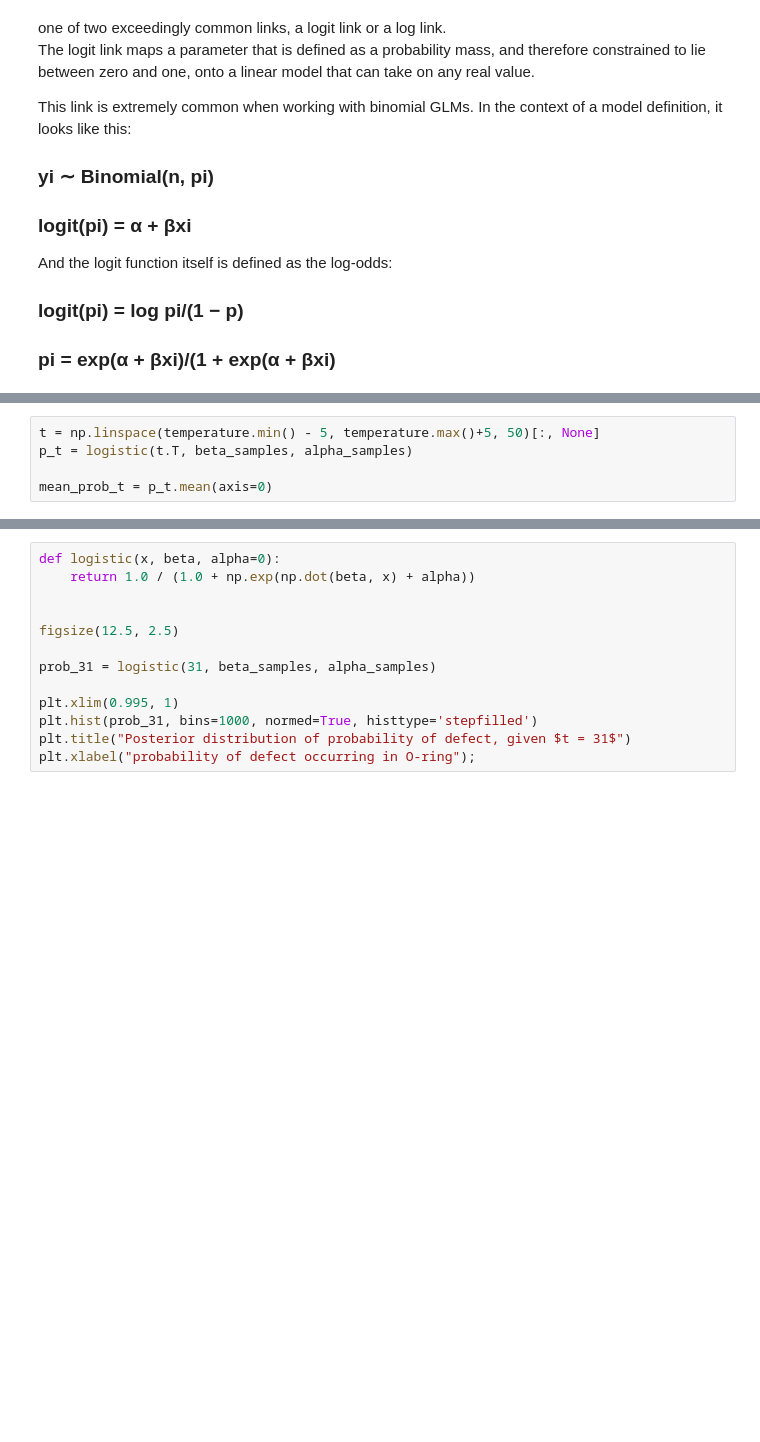
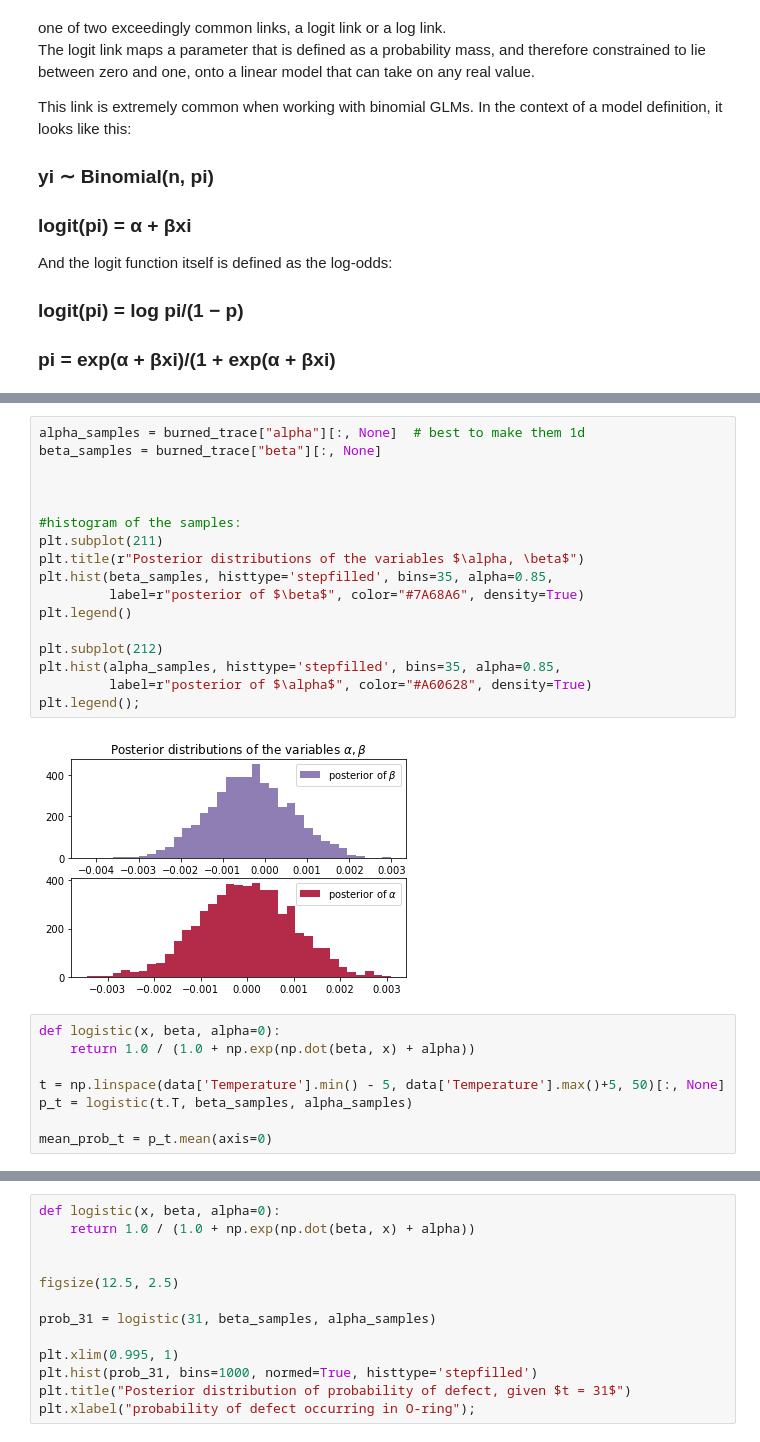
Before and after one commit to gsahinpi/dats511Fall2021, a Jupyter notebook: glm1.ipynb, the cells around one changed output, grey strips where cells are left out. Cells and saved outputs as stored; diff of their text form; blank space fills up the shorter version.

```diff
--- a/glm1.ipynb
+++ b/glm1.ipynb
@@ -141,5 +140,27 @@ AttributeError: 'Polygon' object has no property 'normed'
+# %%
+alpha_samples = burned_trace["alpha"][:, None]  # best to make them 1d
+beta_samples = burned_trace["beta"][:, None]
+
+
+
+#histogram of the samples:
+plt.subplot(211)
+plt.title(r"Posterior distributions of the variables $\alpha, \beta$")
+plt.hist(beta_samples, histtype='stepfilled', bins=35, alpha=0.85,
+         label=r"posterior of $\beta$", color="#7A68A6", density=True)
+plt.legend()
+
+plt.subplot(212)
+plt.hist(alpha_samples, histtype='stepfilled', bins=35, alpha=0.85,
+         label=r"posterior of $\alpha$", color="#A60628", density=True)
+plt.legend();
+# %% [output]
+[figure, added]
 # %%
-t = np.linspace(temperature.min() - 5, temperature.max()+5, 50)[:, None]
+def logistic(x, beta, alpha=0):
+    return 1.0 / (1.0 + np.exp(np.dot(beta, x) + alpha))
+
+t = np.linspace(data['Temperature'].min() - 5, data['Temperature'].max()+5, 50)[:, None]
 p_t = logistic(t.T, beta_samples, alpha_samples)
 
 mean_prob_t = p_t.mean(axis=0)
```
Also changed, not shown: parts of 4 cells of this notebook, 1 other file.
